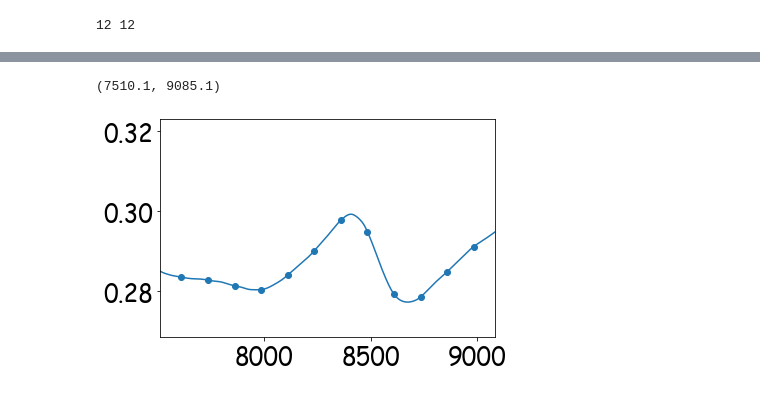
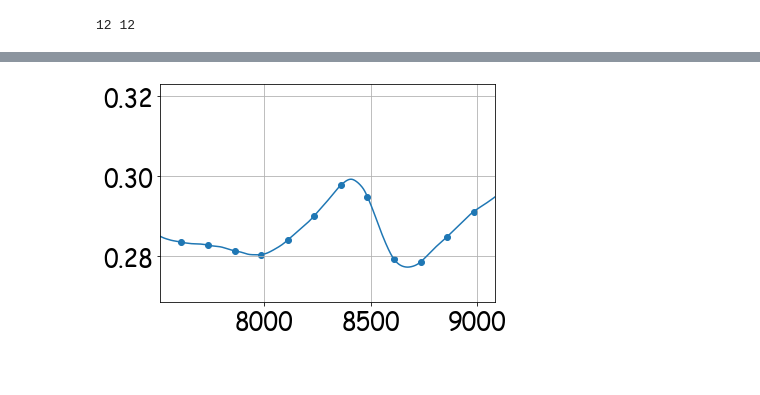
Before and after one commit to sgepner/Automate-Python, a Jupyter notebook: Lectures/Lecture3/Lecture 3.ipynb, the cells around one changed output, grey strips where cells are left out. Drawn from its saved outputs; the diff is of its cells as text; code cells hidden in the pictures.

```diff
--- a/Lectures/Lecture3/Lecture 3.ipynb
+++ b/Lectures/Lecture3/Lecture 3.ipynb
@@ -100,7 +102,8 @@ print(len(X), len(Y))
 # %%
 plt.plot(T, c3)
 plt.scatter(X, Y)
+
 plt.xlim(X[0]-100, X[-1]+100)
+plt.grid()
 # %% [output]
-(7510.1, 9085.1)
-[figure, old version]
+[figure, new version]
```
Also changed, not shown: parts of 74 cells of this notebook, 1 other file.
